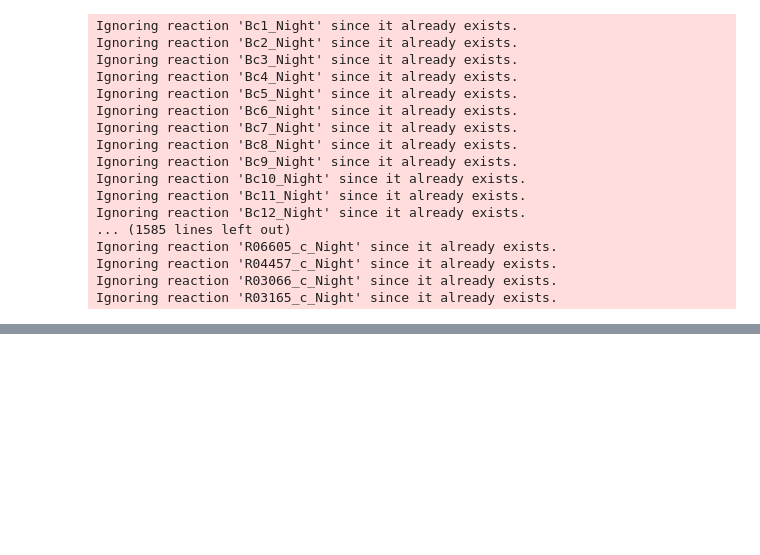
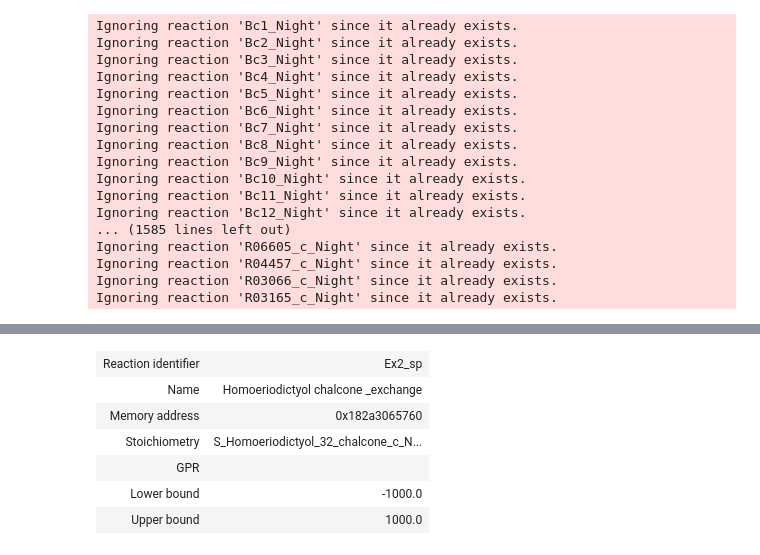
Before and after one commit to LucianaMartins26/DielModels, a Jupyter notebook: examples/storagepool.ipynb, the cells around one changed output, grey strips where cells are left out. Saved outputs shown, nothing was run; the diff lists cells and outputs as text; code cells hidden in the pictures; blank space fills up the shorter version.

```diff
--- a/examples/storagepool.ipynb
+++ b/examples/storagepool.ipynb
@@ -111,0 +142,10 @@ load_model.reactions.query("Ex")
+# %%
+load_model.reactions.get_by_id("Ex2_sp")
+# %% [output]
+| Reaction identifier | Ex2_sp |
+| Name | Homoeriodictyol chalcone _exchange |
+| Memory address | 0x182a3065760 |
+| Stoichiometry | S_Homoeriodictyol_32_chalcone_c_N... |
+| GPR |  |
+| Lower bound | -1000.0 |
+| Upper bound | 1000.0 |
```
Also changed, not shown: parts of 5 cells of this notebook.
